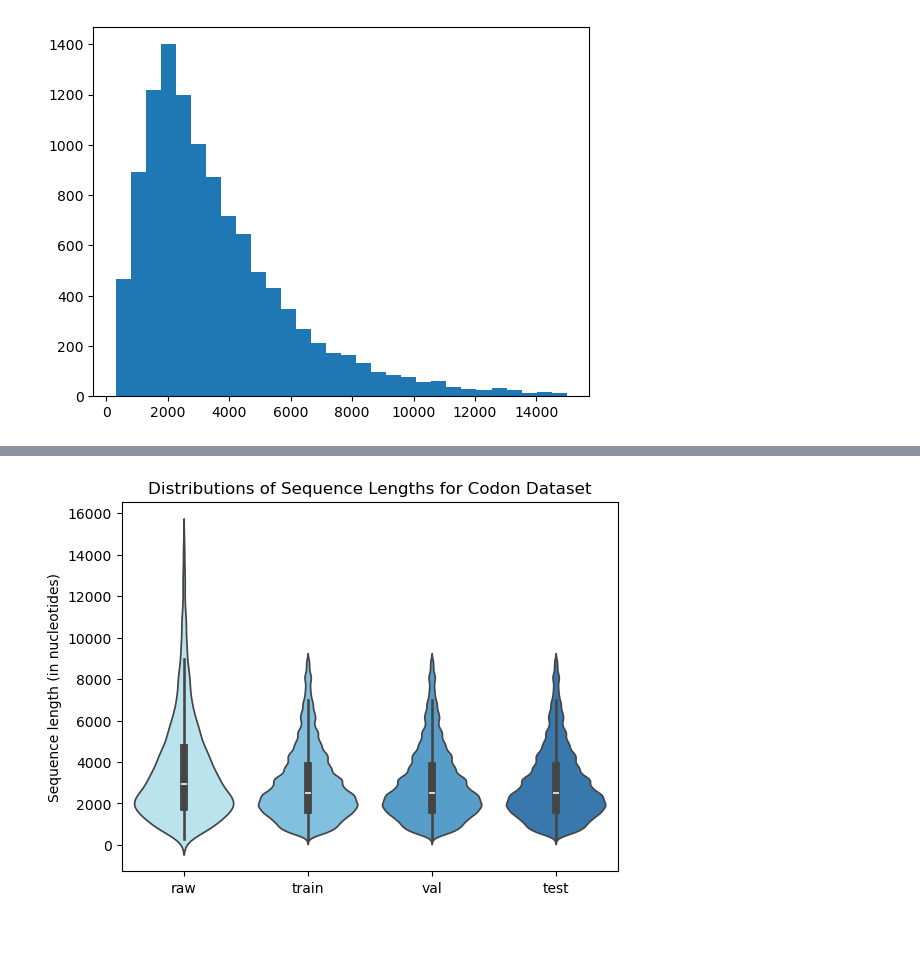
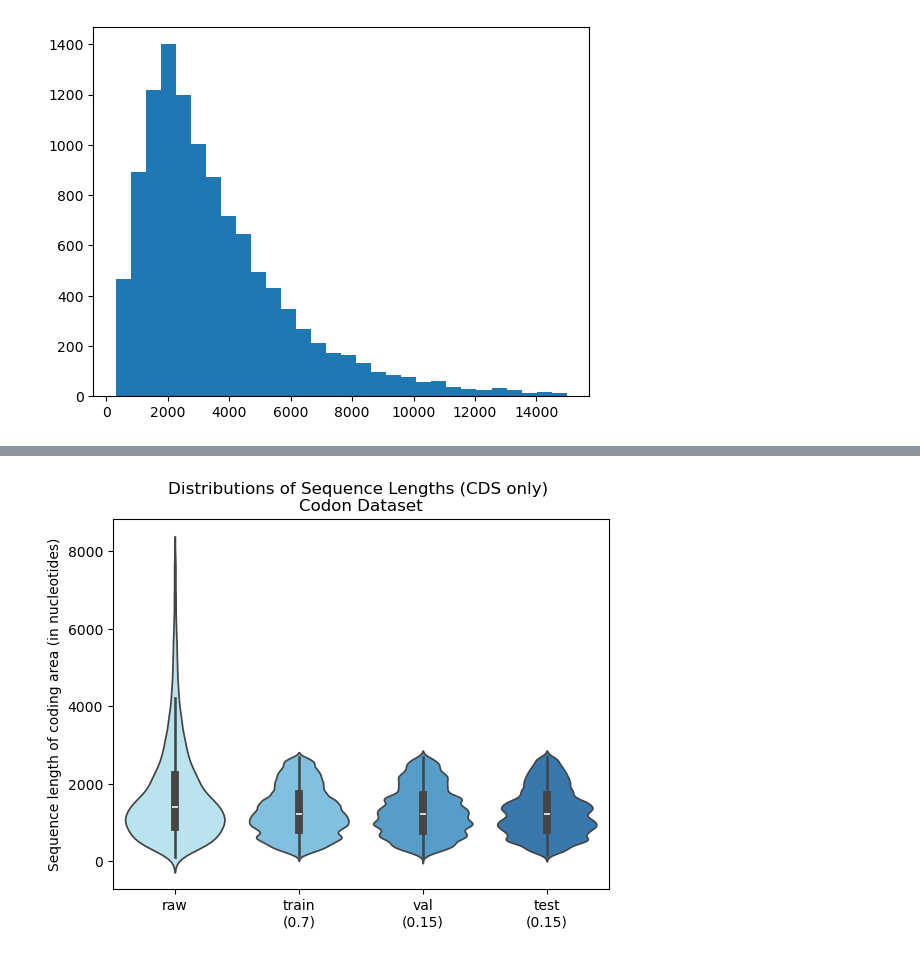
Before and after one commit to f-krause/master-thesis, a Jupyter notebook: experiments/visualisation/seq_len_distrib.ipynb, the cells around one changed output, grey strips where cells are left out. Drawn from its saved outputs; the diff is of its cells as text; code cells hidden in the pictures.

```diff
--- a/experiments/visualisation/seq_len_distrib.ipynb
+++ b/experiments/visualisation/seq_len_distrib.ipynb
@@ -35,6 +47,8 @@ cod_test = get_seq_lens(path_cod_test) * 3
+# %%
+cod_train, cod_val, cod_test = [[i * 3 for i in ls] for ls in [cod_train, cod_val, cod_test]]
 # %%
 # pickle to data in vis
-data_list = [seq_lens_all, seq_train, seq_val, seq_test, cod_train, cod_val, cod_test]
+data_list = [seq_lens_all, seq_lens_all_cds, seq_train, seq_val, seq_test, cod_train, cod_val, cod_test]
 
 # Save to a pickle file on server
 with open("data/seq_len_data.pkl", "wb") as f:
@@ -47,7 +61,7 @@ with open("data/seq_len_data.pkl", "rb") as f:
     loaded_data = pickle.load(f)
 
 # Unpack the data
-seq_lens_all, seq_train, seq_val, seq_test, cod_train, cod_val, cod_test = loaded_data
+seq_lens_all, seq_lens_all_cds, seq_train, seq_val, seq_test, cod_train, cod_val, cod_test = loaded_data
 # %% [markdown]
 ## Analysis
 # %%
@@ -71,0 +90,6 @@ Lost sequence-tissue tuples: 0
+# %%
+# remove above specific threshold
+seq_lens_all_cds = [l for l in seq_lens_all_cds if l < 8_000]
+
+print("new len", len(seq_lens_all_cds))
+print("Lost sequence-tissue tuples:", initial_len - len(seq_lens_all_cds))
@@ -118,15 +149,15 @@ plt.show()
 # %%
 # CODON DATA
 
-data = [seq_lens_all, cod_train, cod_val, cod_test]
-labels = ['raw', 'train', 'val', "test"]
+data = [seq_lens_all_cds, cod_train, cod_val, cod_test]
+labels = ['raw', 'train\n(0.7)', 'val\n(0.15)', "test\n(0.15)"]
 sns.violinplot(data=data, palette=blue_shades)
 plt.xticks(ticks=range(len(labels)), labels=labels)
-plt.title("Distributions of Sequence Lengths for Codon Dataset")
-plt.ylabel("Sequence length (in nucleotides)")
+plt.title("Distributions of Sequence Lengths (CDS only) \nCodon Dataset")
+plt.ylabel("Sequence length of coding area (in nucleotides)")
 
 # store at assets/data_viz/sequence_len_distribution_nucl.pdf
 
 plt.show()
 # %% [output]
-[figure, old version]
+[figure, new version]
```
Also changed, not shown: parts of 11 cells of this notebook, 1 other file.
